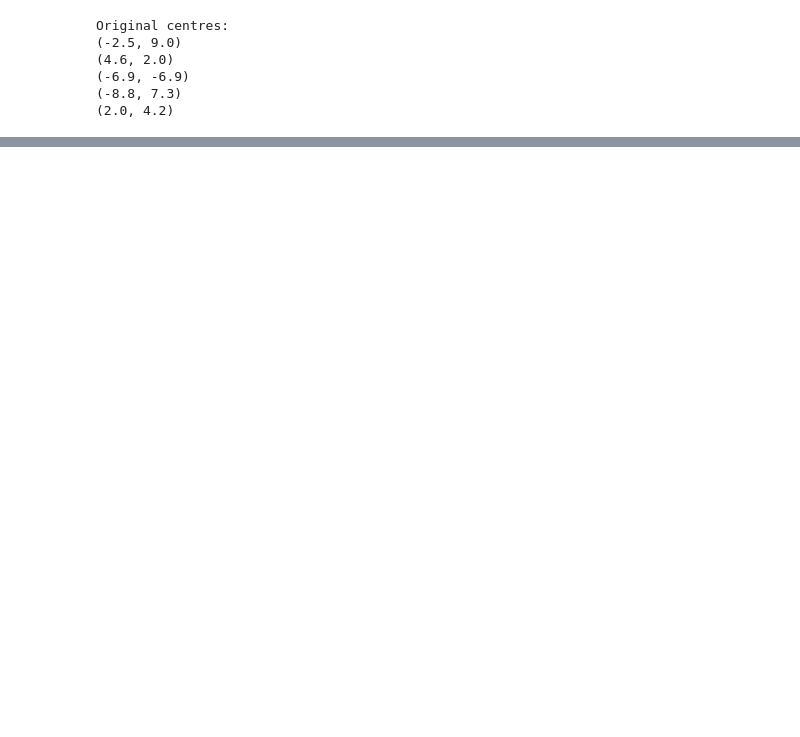
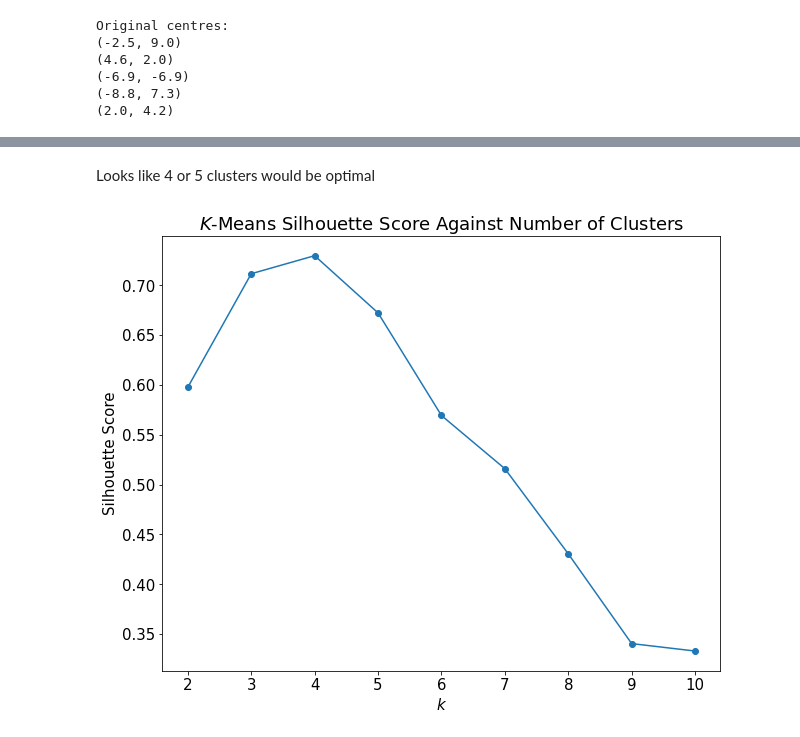
Before and after one commit to chris-leonard/hands-on-machine-learning, a Jupyter notebook: chapter-9/chapter-9-notes.ipynb, the cells around one changed output, grey strips where cells are left out. Saved outputs shown, nothing was run; the diff lists cells and outputs as text; code cells hidden in the pictures; blank space fills up the shorter version.

```diff
--- a/chapter-9/chapter-9-notes.ipynb
+++ b/chapter-9/chapter-9-notes.ipynb
@@ -217,0 +312,23 @@ plot_dataset(X, y_pred, ax=ax)
+# %% [markdown]
+Looks like 4 or 5 clusters would be optimal
+# %%
+from sklearn.metrics import silhouette_score
+
+
+def plot_silhouette_scores(kmeans_list, X):
+    fig, ax = plt.subplots()
+
+    n_clusters = [kmeans.n_clusters for kmeans in kmeans_list]
+    silhouette = [silhouette_score(X, kmeans.labels_) for kmeans in kmeans_list]
+
+    ax.plot(n_clusters, silhouette, marker="o")
+
+    ax.set_xlabel("$k$")
+    ax.set_ylabel("Silhouette Score")
+
+    ax.set_title("$K$-Means Silhouette Score Against Number of Clusters")
+
+
+plot_silhouette_scores(kmeans_list, X)
+# %% [output]
+[figure, added]
```
Also changed, not shown: parts of 18 cells of this notebook, 2 other files.
